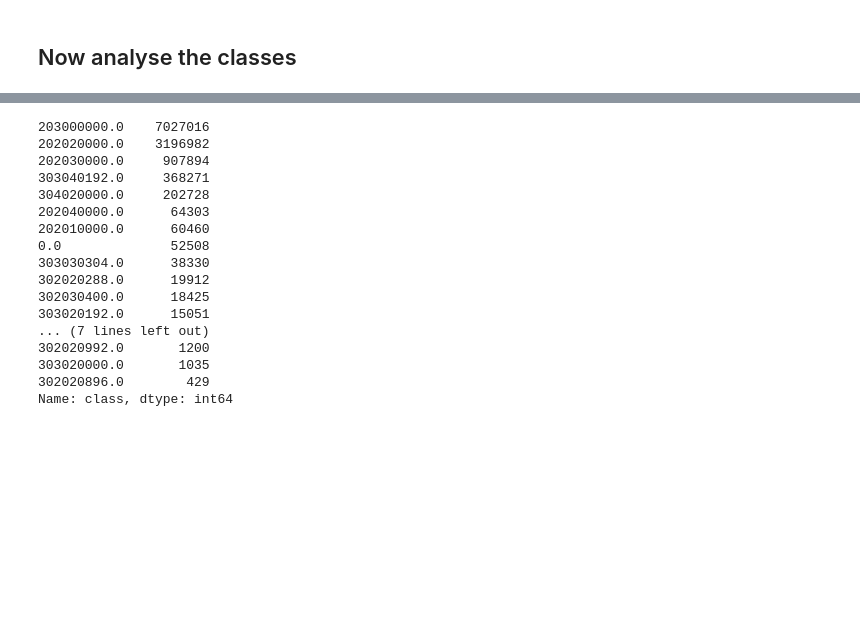
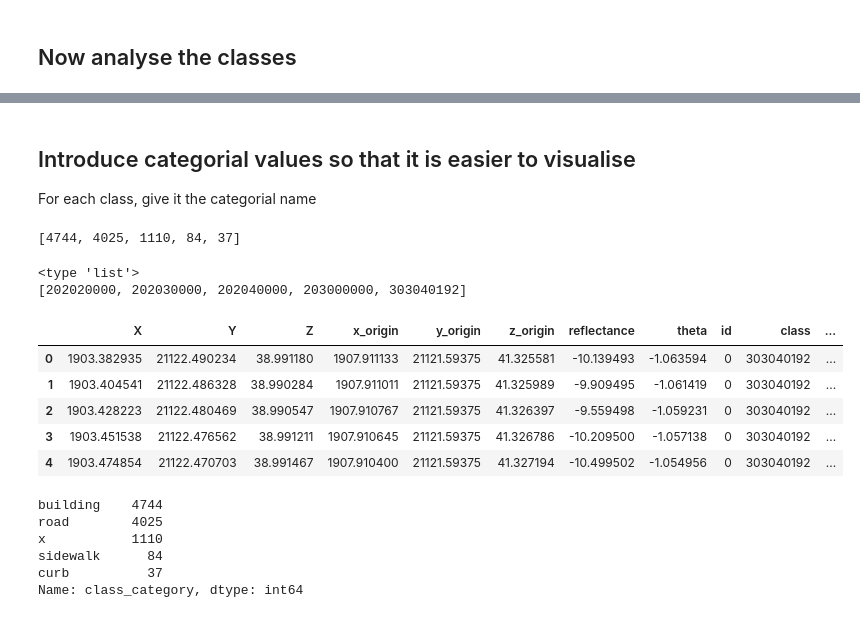
Before and after one commit to NoemiRoecklinger/dissertation, a Jupyter notebook: 2_analyseClasses.ipynb, the cells around one changed output, grey strips where cells are left out. Drawn from its saved outputs; the diff is of its cells as text; code cells hidden in the pictures; blank space fills up the shorter version.

```diff
--- a/2_analyseClasses.ipynb
+++ b/2_analyseClasses.ipynb
@@ -46,0 +104,17 @@ Number of attributes: 12
+# %% [markdown]
+## Introduce categorial values so that it is easier to visualise
+For each class, give it the categorial name
+# %%
+# This is just to visualise how many points there are for each class
+df['class'].value_counts().tolist()
+# %% [output]
+[4744, 4025, 1110, 84, 37]
+# %%
+# Create a LookUpTable with all class codes that are in the class column (e.g. 0: unclassified)
+lut_classCodes = df['class'].unique().tolist()
+lut_classCodes.sort()
+print type(lut_classCodes)
+print lut_classCodes
+# %% [output]
+<type 'list'>
+[202020000, 202030000, 202040000, 203000000, 303040192]
@@ -47,20 +140,18 @@ Number of attributes: 12
+# %%
+df.head()
+# %% [output]
+|  | X | Y | Z | x_origin | y_origin | z_origin | reflectance | theta | id | class | ... |
+| 0 | 1903.382935 | 21122.490234 | 38.991180 | 1907.911133 | 21121.59375 | 41.325581 | -10.139493 | -1.063594 | 0 | 303040192 | ... |
+| 1 | 1903.404541 | 21122.486328 | 38.990284 | 1907.911011 | 21121.59375 | 41.325989 | -9.909495 | -1.061419 | 0 | 303040192 | ... |
+| 2 | 1903.428223 | 21122.480469 | 38.990547 | 1907.910767 | 21121.59375 | 41.326397 | -9.559498 | -1.059231 | 0 | 303040192 | ... |
+| 3 | 1903.451538 | 21122.476562 | 38.991211 | 1907.910645 | 21121.59375 | 41.326786 | -10.209500 | -1.057138 | 0 | 303040192 | ... |
+| 4 | 1903.474854 | 21122.470703 | 38.991467 | 1907.910400 | 21121.59375 | 41.327194 | -10.499502 | -1.054956 | 0 | 303040192 | ... |
 # %%
-df["class"].value_counts()
+df['class_category'].value_counts()
 # %% [output]
-203000000.0    7027016
-202020000.0    3196982
-202030000.0     907894
-303040192.0     368271
-304020000.0     202728
-202040000.0      64303
-202010000.0      60460
-0.0              52508
-303030304.0      38330
-302020288.0      19912
-302030400.0      18425
-303020192.0      15051
-... (7 lines left out)
-302020992.0       1200
-303020000.0       1035
-302020896.0        429
-Name: class, dtype: int64
+building    4744
+road        4025
+x           1110
+sidewalk      84
+curb          37
+Name: class_category, dtype: int64
```
Also changed, not shown: parts of 10 cells of this notebook.
